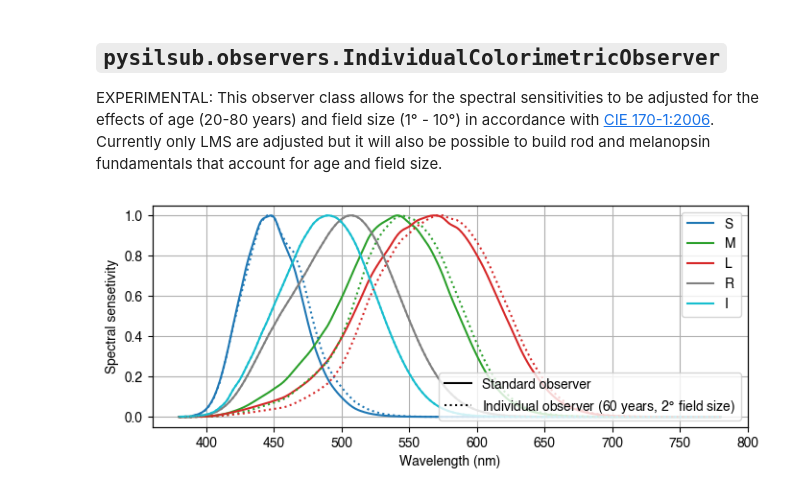
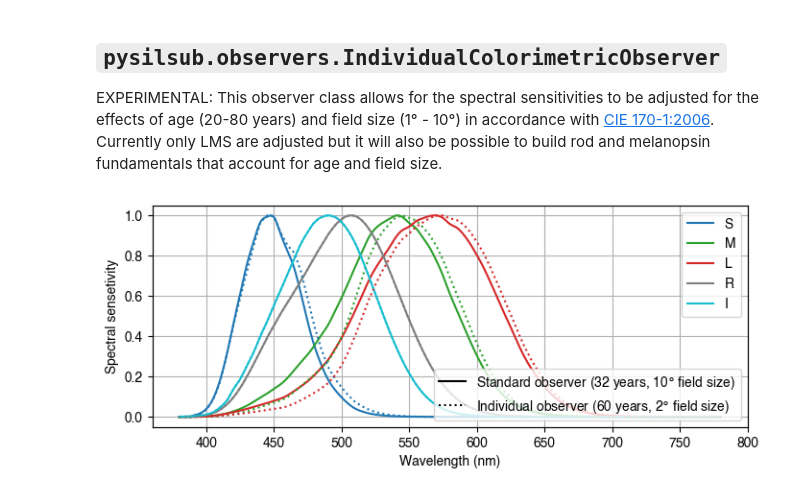
Before and after one commit to PySilentSubstitution/pysilsub, a Jupyter notebook: 03a_colorimetric_observers.ipynb, the cells around one changed output. Saved outputs shown, nothing was run; the diff lists cells and outputs as text; code cells hidden in the pictures.

```diff
--- a/03a_colorimetric_observers.ipynb
+++ b/03a_colorimetric_observers.ipynb
@@ -59,14 +59,14 @@ EXPERIMENTAL: This observer class allows for the spectral sensitivities to be ad
 # %%
 standard_observer = observers.StandardColorimetricObserver()
 individual_observer = observers.IndividualColorimetricObserver(age=60, field_size=2)
 
 ax = standard_observer.plot_action_spectra(figsize=(8, 3), grid=True)
 individual_observer.plot_action_spectra(ax=ax, ls=':', grid=True, legend=False)
 
 twinax = ax.twinx()
-twinax.plot([], ls='-', c='k', label='Standard observer')
+twinax.plot([], ls='-', c='k', label='Standard observer (32 years, 10$\degree$ field size)')
 twinax.plot([], ls=':', c='k', label='Individual observer (60 years, 2$\degree$ field size)')
 twinax.set_yticks([])
 twinax.legend(loc='lower right');
 # %% [output]
-[figure, old version]
+[figure, new version]
```
Also changed, not shown: parts of 3 cells of this notebook, 18 other files.
